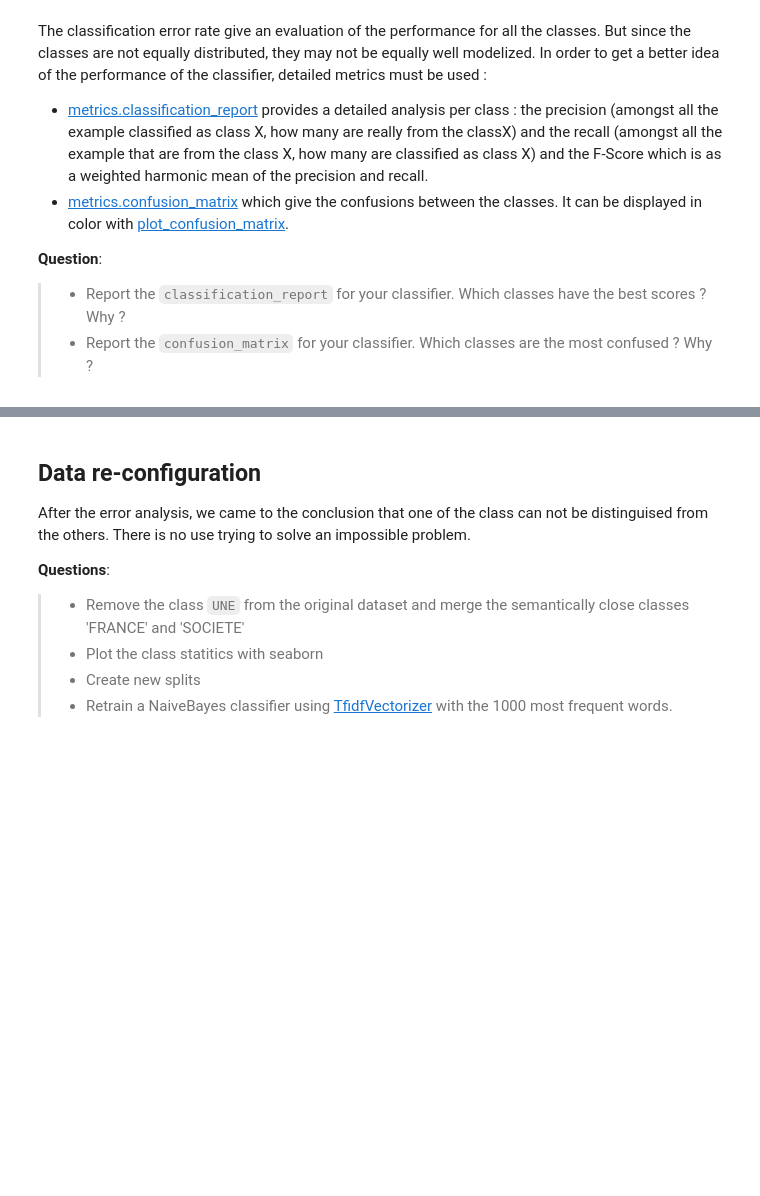
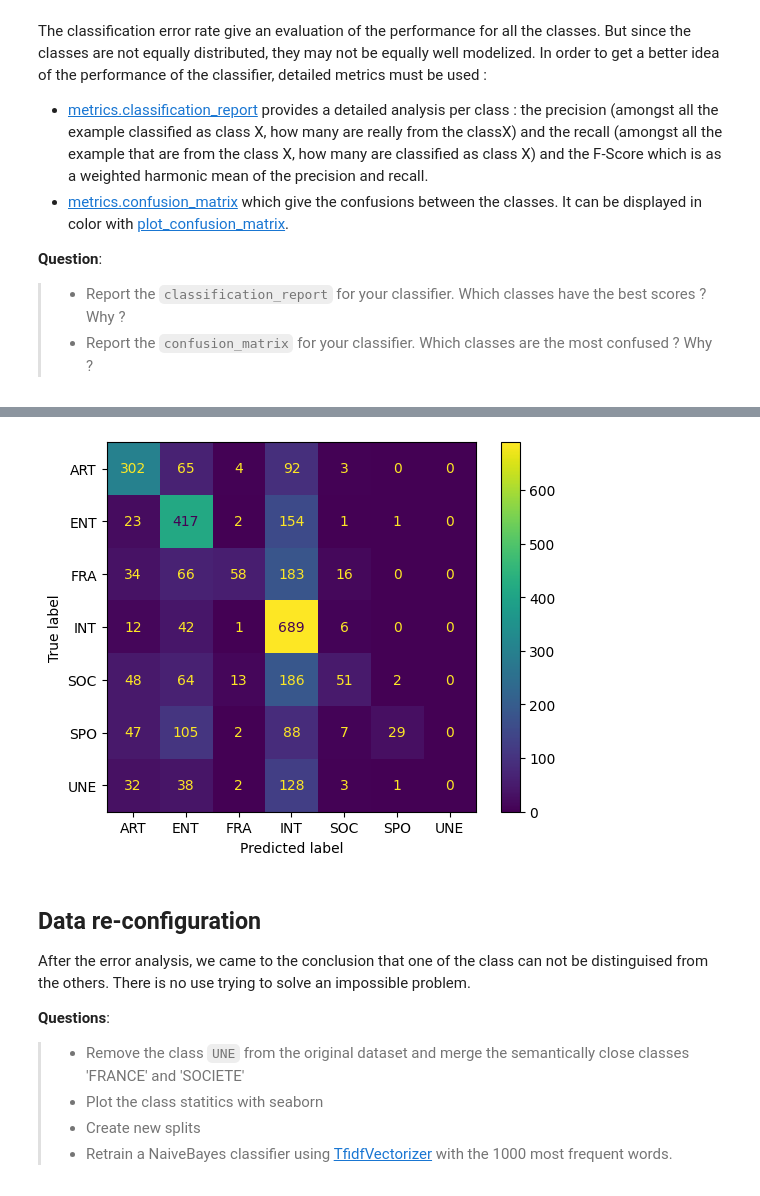
Before and after one commit to Kodro23/nlp-lab-text-classification, a Jupyter notebook: TextClassification_LeMonde.ipynb, the cells around one changed output, grey strips where cells are left out. Cells and saved outputs as stored; diff of their text form; code cells hidden in the pictures; blank space fills up the shorter version.

```diff
--- a/TextClassification_LeMonde.ipynb
+++ b/TextClassification_LeMonde.ipynb
@@ -105,3 +131,4 @@ from sklearn.model_selection import train_test_split
 X=lemonde["text"]
 y=lemonde["category"]
 X_train, X_test, y_train, y_test=train_test_split(X,y,train_size=0.8, random_state=42)
+X_dev, X_test_, y_dev, y_test_=train_test_split(X_test,y_test,train_size=0.5, random_state=42)
@@ -116,0 +135,13 @@ from sklearn.naive_bayes import MultinomialNB
+# %%
+from sklearn.feature_extraction.text import CountVectorizer
+from sklearn.metrics import accuracy_score
+# Create document vectors
+# YOUR CODE HERE
+# create the vectorizer object
+vectorizer = CountVectorizer(max_features=200)
+# fit on train data
+vectorizer.fit(X_train)
+# apply it on train and dev data
+X_train_vec = vectorizer.transform(X_train)
+X_dev_vec = vectorizer.transform(X_dev)
+X_test_vec = vectorizer.transform(X_test_)
@@ -132,6 +190,9 @@ With scikit-learn, the `TfidfTransformer` is applied after the `CountVectorizer`
 # %%
 from sklearn.feature_extraction.text import TfidfTransformer
 # YOUR CODE HERE
+tf_transformer = TfidfTransformer().fit(X_train_vec)
+X_train_tf = tf_transformer.transform(X_train_vec)
+X_test_tf = tf_transformer.transform(X_test_vec)
 # %% [markdown]
 ## Error analysis
 
@@ -150,0 +208,16 @@ from sklearn.metrics import classification_report, ConfusionMatrixDisplay
+# %%
+from sklearn.metrics import classification_report, f1_score, confusion_matrix, ConfusionMatrixDisplay
+
+# YOUR CODE HERE
+# Train
+nb_classifier.fit(X_train_tf, y_train)
+# Evaluate
+# Predict test sets
+y_test_pred_tf = nb_classifier.predict(X_test_tf)
+
+# Calculate accuracy
+train_acc = accuracy_score(y_train, y_train_pred)
+test_acc = accuracy_score(y_test_, y_test_pred)
+
+# Print accuracy scores
+print("Classification report:",classification_report(y_test_,y_test_pred_tf))
@@ -151,3 +238,9 @@ from sklearn.metrics import classification_report, ConfusionMatrixDisplay
+# %%
+ConfusionMatrixDisplay(confusion_matrix(y_test_, y_test_pred_tf, labels=nb_classifier.classes_),
+                                        display_labels=nb_classifier.classes_).plot()
+plt.show()
+# %% [output]
+[figure, added]
 # %% [markdown]
 ## Data re-configuration
 After the error analysis, we came to the conclusion that one of the class can not be distinguised from the others. There is no use trying to solve an impossible problem.
```
Also changed, not shown: parts of 14 cells of this notebook, 1 other file.
